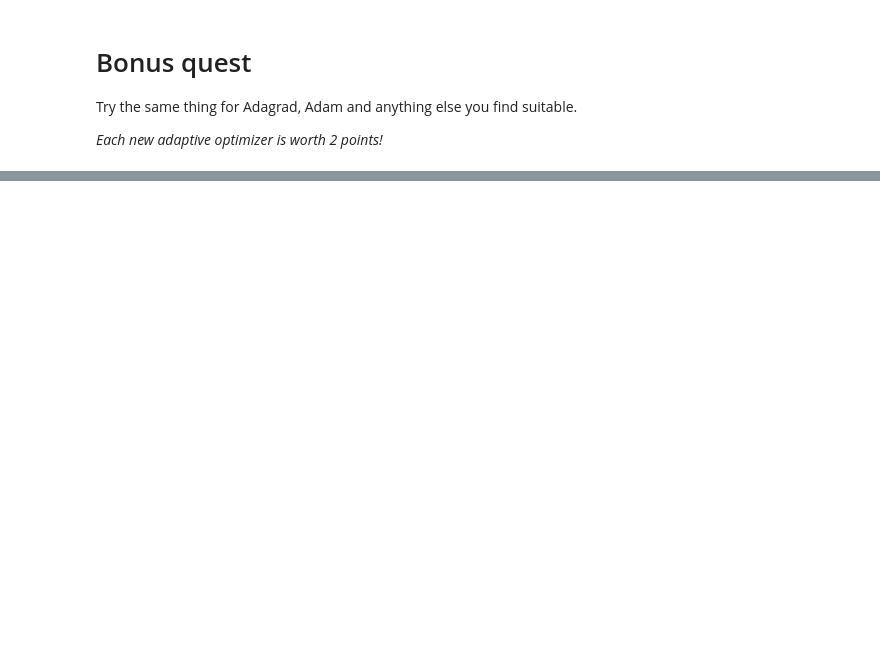
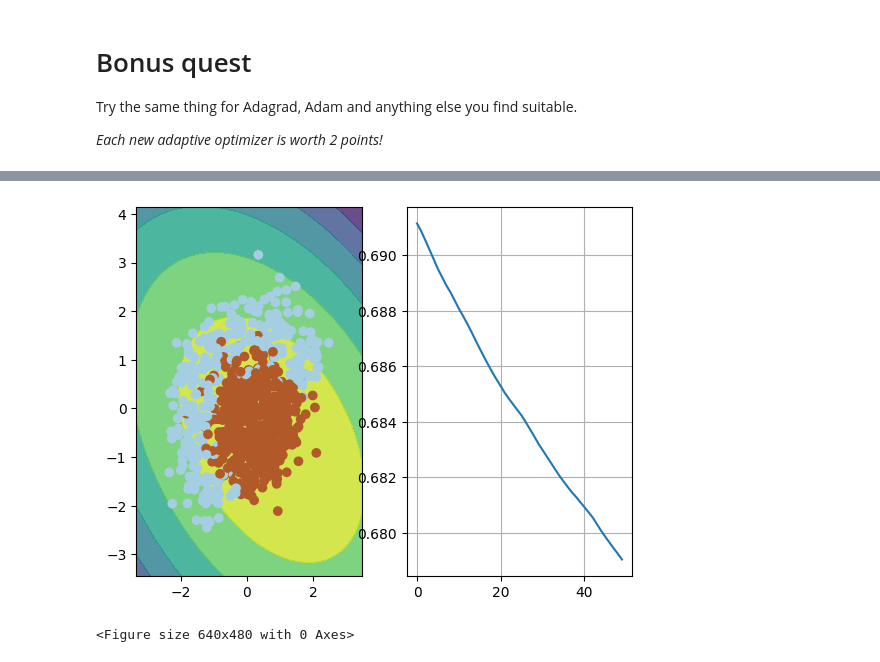
Before and after one commit to AlexDorosh55/Practical_DL, a Jupyter notebook: week01_backprop/adaptive_sgd.ipynb, the cells around one changed output, grey strips where cells are left out. Cells and saved outputs as stored; diff of their text form; code cells hidden in the pictures; blank space fills up the shorter version.

```diff
--- a/week01_backprop/adaptive_sgd.ipynb
+++ b/week01_backprop/adaptive_sgd.ipynb
@@ -312,0 +335,33 @@ _Each new adaptive optimizer is worth 2 points!_
+# %%
+# Adam
+w = np.array([0,0,0,0,0,1], dtype=float)
+alpha = 3e-4
+beta1 = 0.9
+beta2 = 0.999
+epsilon = 1e-8
+m = np.zeros_like(w)
+v = np.zeros_like(w)
+t = 0
+
+n_iter = 50
+batch_size = 4
+loss = np.zeros(n_iter)
+
+for i in range(n_iter):
+    ind = np.random.choice(X.shape[0], batch_size)
+    loss[i] = compute_loss(expand(X), y, w)
+    visualize(X[ind,:], y[ind], w, loss)
+
+    t += 1
+    dldw = compute_grad(expand(X)[ind,:], y[ind], w)
+    m = beta1 * m + (1 - beta1) * dldw
+    v = beta2 * v + (1 - beta2) * (dldw**2)
+    m_hat = m / (1 - beta1**t)
+    v_hat = v / (1 - beta2**t)
+    w = w - alpha * m_hat / (np.sqrt(v_hat) + epsilon)
+
+visualize(X, y, w, loss)
+plt.clf()
+# %% [output]
+[figure, added]
+<Figure size 640x480 with 0 Axes>
```
Also changed, not shown: parts of 11 cells of this notebook.
